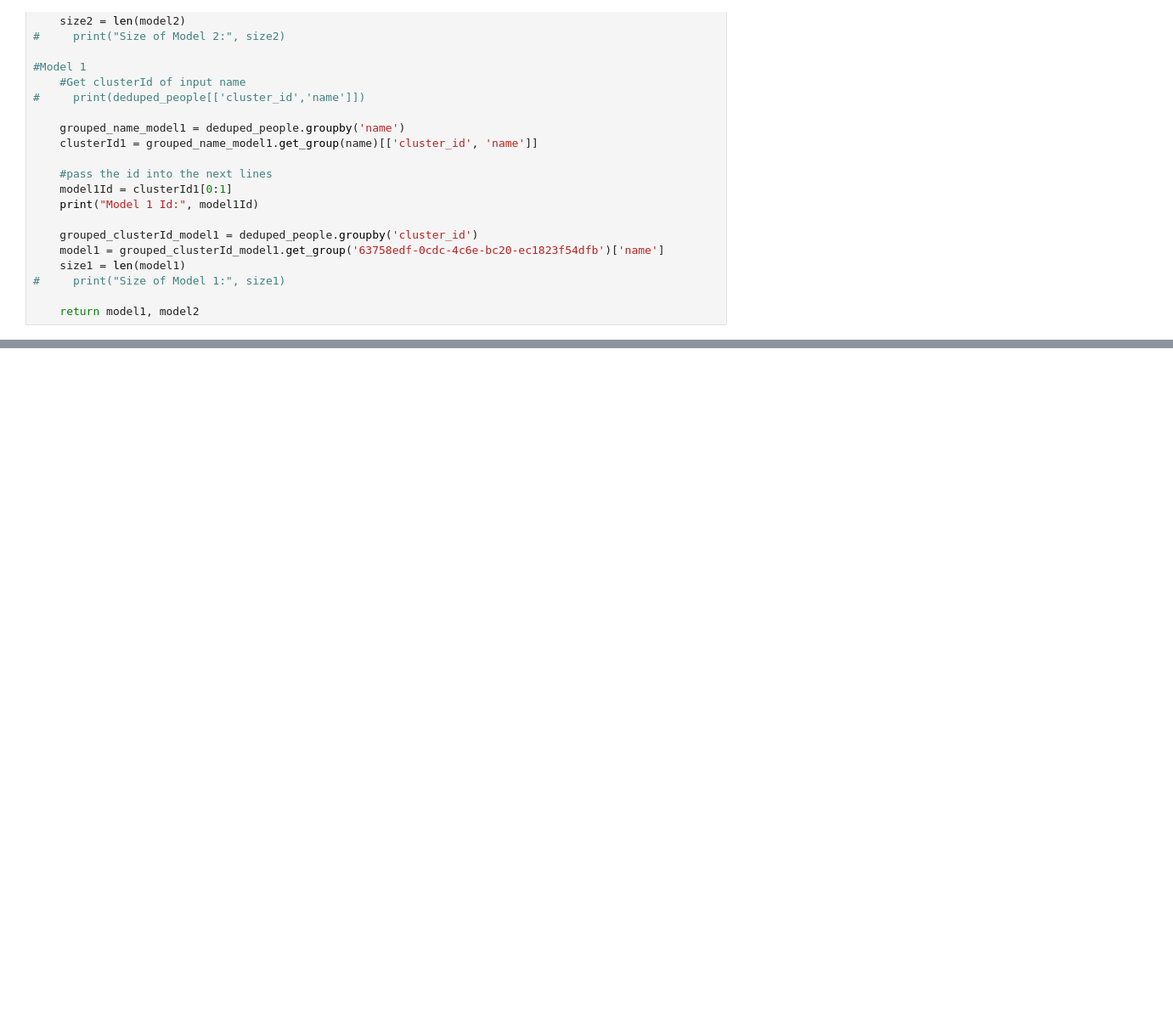
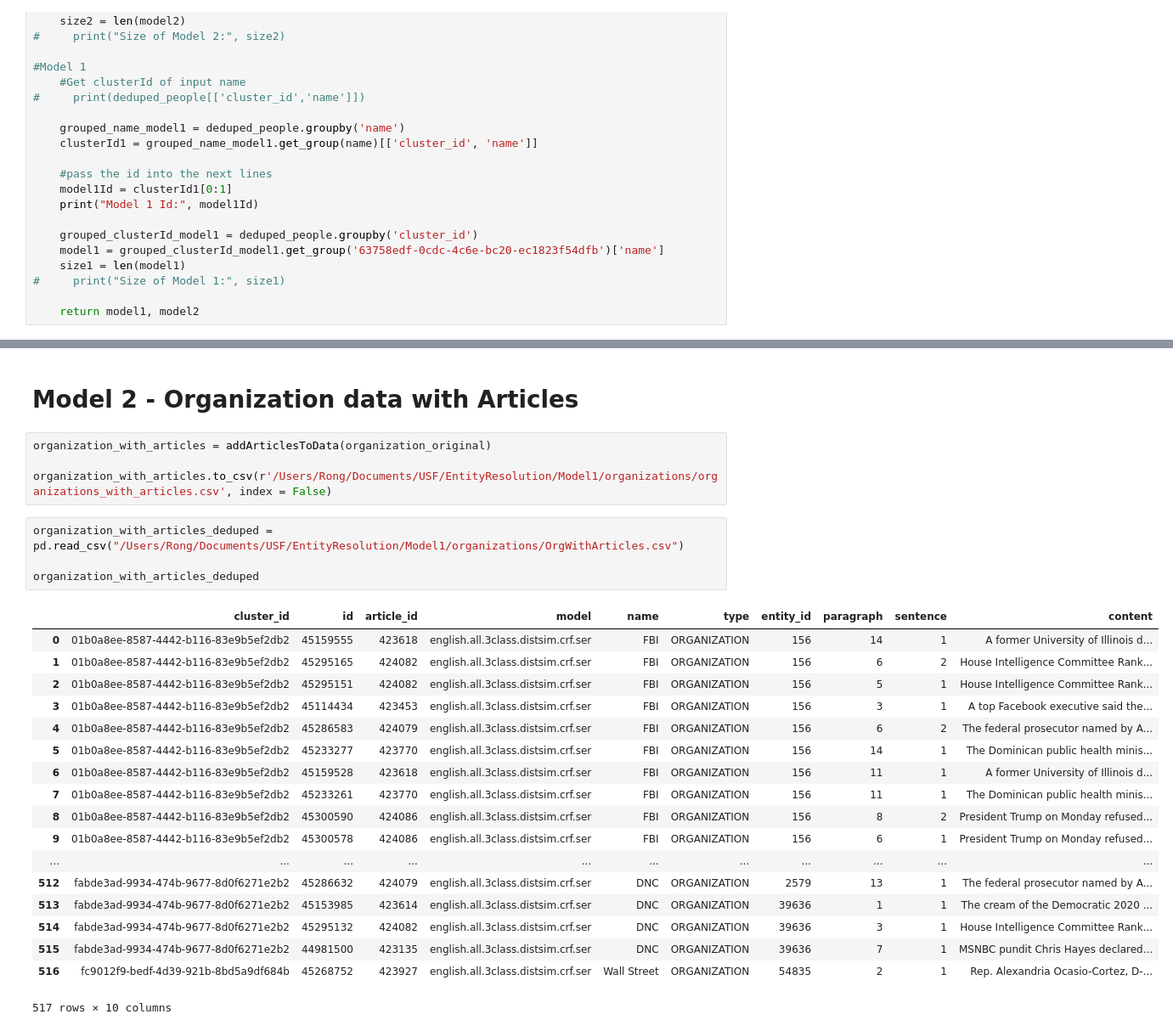
Before and after one commit to TeeanRonson/EntityResolution, a Jupyter notebook: EntityResolutionModel1.ipynb, the cells around one changed output, grey strips where cells are left out. Shown: that part at 85% size. Saved outputs shown, nothing was run; the diff lists cells and outputs as text; blank space fills up the shorter version.

```diff
--- a/EntityResolutionModel1.ipynb
+++ b/EntityResolutionModel1.ipynb
@@ -710,0 +851,29 @@ Name: name, Length: 74, dtype: object
+# %% [markdown]
+# Model 2 - Organization data with Articles
+# %%
+organization_with_articles = addArticlesToData(organization_original)
+
+organization_with_articles.to_csv(r'/Users/Rong/Documents/USF/EntityResolution/Model1/organizations/organizations_with_articles.csv', index = False)
+# %%
+organization_with_articles_deduped = pd.read_csv("/Users/Rong/Documents/USF/EntityResolution/Model1/organizations/OrgWithArticles.csv")
+
+organization_with_articles_deduped
+# %% [output]
+|  | cluster_id | id | article_id | model | name | type | entity_id | paragraph | sentence | content |
+| 0 | 01b0a8ee-8587-4442-b116-83e9b5ef2db2 | 45159555 | 423618 | english.all.3class.distsim.crf.ser | FBI | ORGANIZATION | 156 | 14 | 1 | A former University of Illinois d... |
+| 1 | 01b0a8ee-8587-4442-b116-83e9b5ef2db2 | 45295165 | 424082 | english.all.3class.distsim.crf.ser | FBI | ORGANIZATION | 156 | 6 | 2 | House Intelligence Committee Rank... |
+| 2 | 01b0a8ee-8587-4442-b116-83e9b5ef2db2 | 45295151 | 424082 | english.all.3class.distsim.crf.ser | FBI | ORGANIZATION | 156 | 5 | 1 | House Intelligence Committee Rank... |
+| 3 | 01b0a8ee-8587-4442-b116-83e9b5ef2db2 | 45114434 | 423453 | english.all.3class.distsim.crf.ser | FBI | ORGANIZATION | 156 | 3 | 1 | A top Facebook executive said the... |
+| 4 | 01b0a8ee-8587-4442-b116-83e9b5ef2db2 | 45286583 | 424079 | english.all.3class.distsim.crf.ser | FBI | ORGANIZATION | 156 | 6 | 2 | The federal prosecutor named by A... |
+| 5 | 01b0a8ee-8587-4442-b116-83e9b5ef2db2 | 45233277 | 423770 | english.all.3class.distsim.crf.ser | FBI | ORGANIZATION | 156 | 14 | 1 | The Dominican public health minis... |
+| 6 | 01b0a8ee-8587-4442-b116-83e9b5ef2db2 | 45159528 | 423618 | english.all.3class.distsim.crf.ser | FBI | ORGANIZATION | 156 | 11 | 1 | A former University of Illinois d... |
+| 7 | 01b0a8ee-8587-4442-b116-83e9b5ef2db2 | 45233261 | 423770 | english.all.3class.distsim.crf.ser | FBI | ORGANIZATION | 156 | 11 | 1 | The Dominican public health minis... |
+| 8 | 01b0a8ee-8587-4442-b116-83e9b5ef2db2 | 45300590 | 424086 | english.all.3class.distsim.crf.ser | FBI | ORGANIZATION | 156 | 8 | 2 | President Trump on Monday refused... |
+| 9 | 01b0a8ee-8587-4442-b116-83e9b5ef2db2 | 45300578 | 424086 | english.all.3class.distsim.crf.ser | FBI | ORGANIZATION | 156 | 6 | 1 | President Trump on Monday refused... |
+| ... | ... | ... | ... | ... | ... | ... | ... | ... | ... | ... |
+| 512 | fabde3ad-9934-474b-9677-8d0f6271e2b2 | 45286632 | 424079 | english.all.3class.distsim.crf.ser | DNC | ORGANIZATION | 2579 | 13 | 1 | The federal prosecutor named by A... |
+| 513 | fabde3ad-9934-474b-9677-8d0f6271e2b2 | 45153985 | 423614 | english.all.3class.distsim.crf.ser | DNC | ORGANIZATION | 39636 | 1 | 1 | The cream of the Democratic 2020 ... |
+| 514 | fabde3ad-9934-474b-9677-8d0f6271e2b2 | 45295132 | 424082 | english.all.3class.distsim.crf.ser | DNC | ORGANIZATION | 39636 | 3 | 1 | House Intelligence Committee Rank... |
+| 515 | fabde3ad-9934-474b-9677-8d0f6271e2b2 | 44981500 | 423135 | english.all.3class.distsim.crf.ser | DNC | ORGANIZATION | 39636 | 7 | 1 | MSNBC pundit Chris Hayes declared... |
+| 516 | fc9012f9-bedf-4d39-921b-8bd5a9df684b | 45268752 | 423927 | english.all.3class.distsim.crf.ser | Wall Street | ORGANIZATION | 54835 | 2 | 1 | Rep. Alexandria Ocasio-Cortez, D-... |
+517 rows × 10 columns
```
Also changed, not shown: parts of 21 cells of this notebook, 14 other files.
